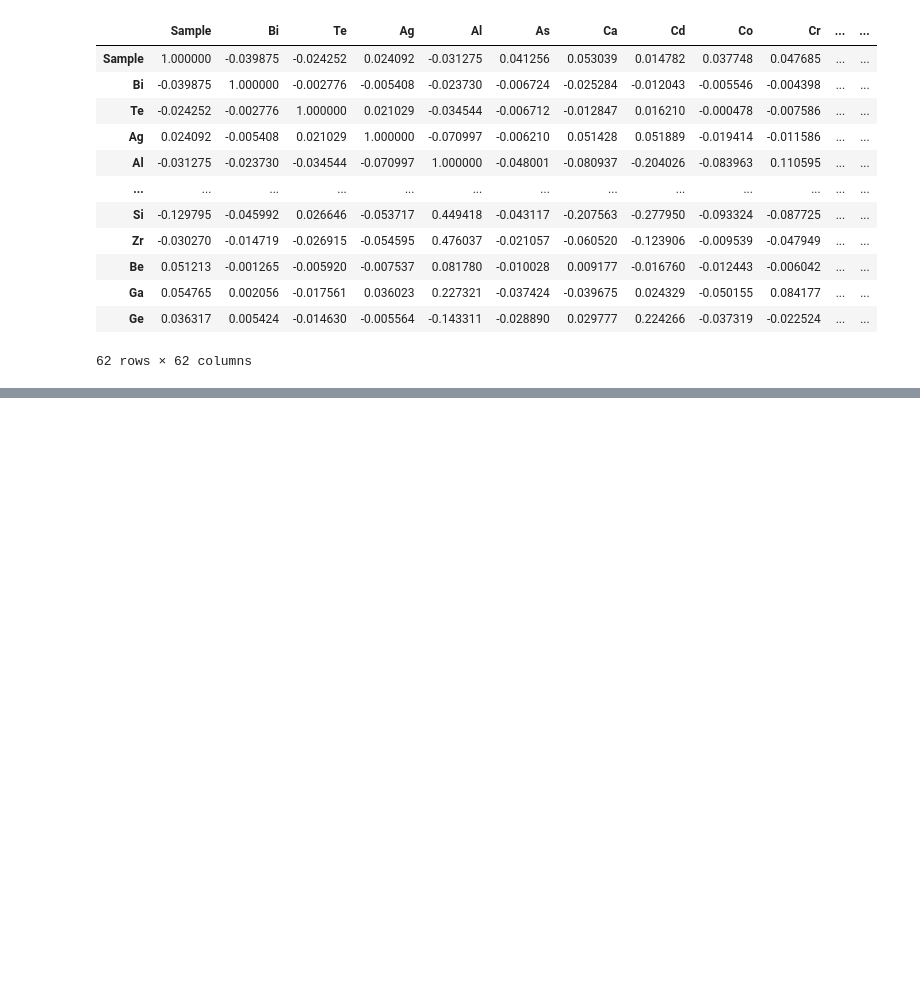
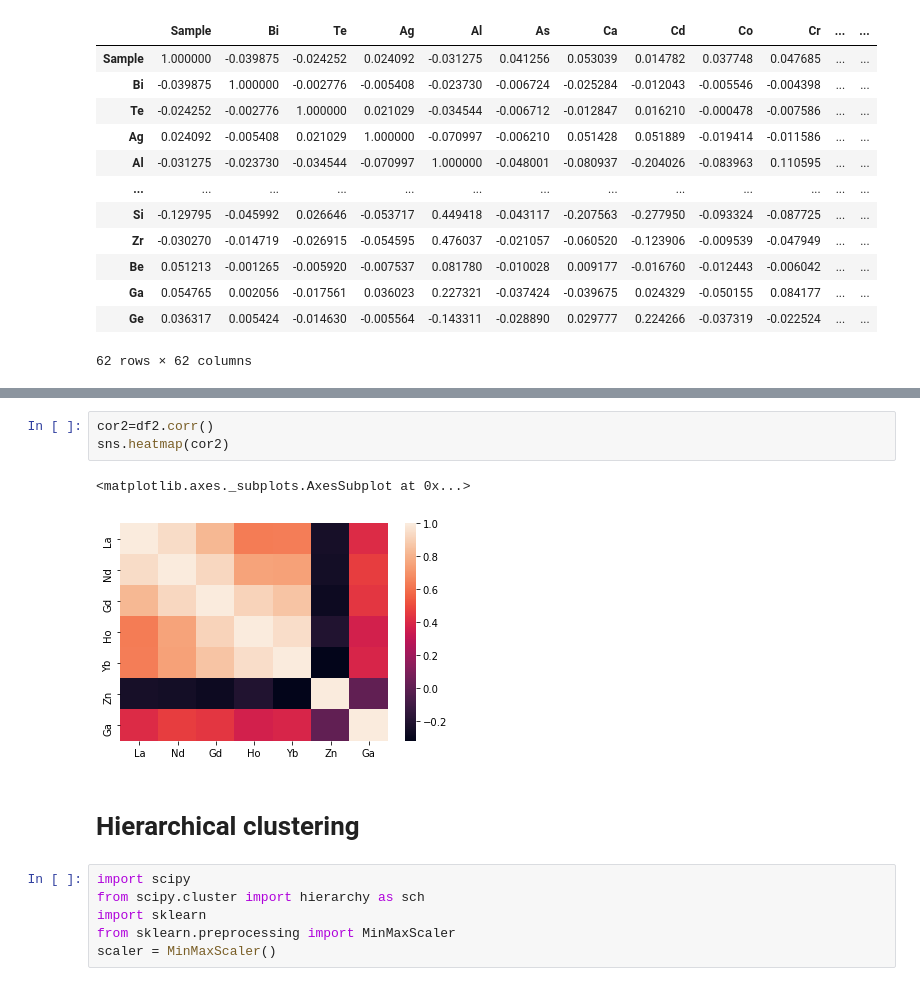
Before and after one commit to franticOreo/CriticalMinerals, a Jupyter notebook: asher/Oznaca EDA.ipynb, the cells around one changed output, grey strips where cells are left out. Saved outputs shown, nothing was run; the diff lists cells and outputs as text; blank space fills up the shorter version.

```diff
--- a/asher/Oznaca EDA.ipynb
+++ b/asher/Oznaca EDA.ipynb
@@ -103,0 +137,14 @@ cor
+# %%
+cor2=df2.corr()
+sns.heatmap(cor2)
+# %% [output]
+<matplotlib.axes._subplots.AxesSubplot at 0x...>
+[figure, added]
+# %% [markdown]
+# Hierarchical clustering
+# %%
+import scipy
+from scipy.cluster import hierarchy as sch
+import sklearn
+from sklearn.preprocessing import MinMaxScaler
+scaler = MinMaxScaler()
```
Also changed, not shown: parts of 10 cells of this notebook.
